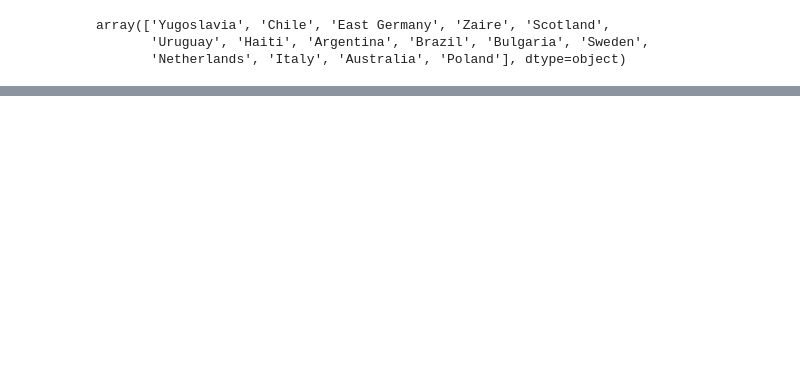
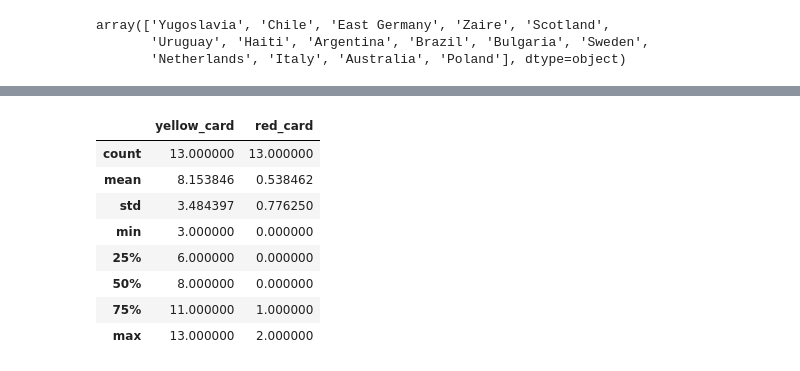
Before and after one commit to NaTaliaebr/Project_1, a Jupyter notebook: data_tranformation/Data_transformation_Q1.ipynb, the cells around one changed output, grey strips where cells are left out. Saved outputs shown, nothing was run; the diff lists cells and outputs as text; code cells hidden in the pictures; blank space fills up the shorter version.

```diff
--- a/data_tranformation/Data_transformation_Q1.ipynb
+++ b/data_tranformation/Data_transformation_Q1.ipynb
@@ -87,0 +101,12 @@ array(['Yugoslavia', 'Chile', 'East Germany', 'Zaire', 'Scotland',
+# %%
+winner_booking_info.describe()
+# %% [output]
+|  | yellow_card | red_card |
+| count | 13.000000 | 13.000000 |
+| mean | 8.153846 | 0.538462 |
+| std | 3.484397 | 0.776250 |
+| min | 3.000000 | 0.000000 |
+| 25% | 6.000000 | 0.000000 |
+| 50% | 8.000000 | 0.000000 |
+| 75% | 11.000000 | 1.000000 |
+| max | 13.000000 | 2.000000 |
```
Also changed, not shown: parts of 9 cells of this notebook, 7 other files.
